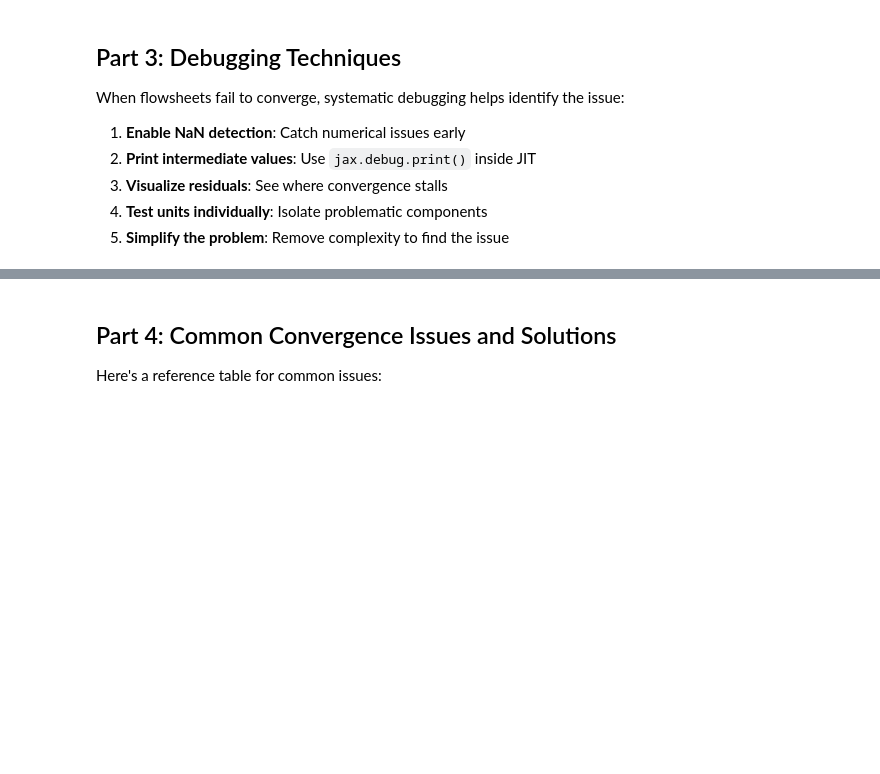
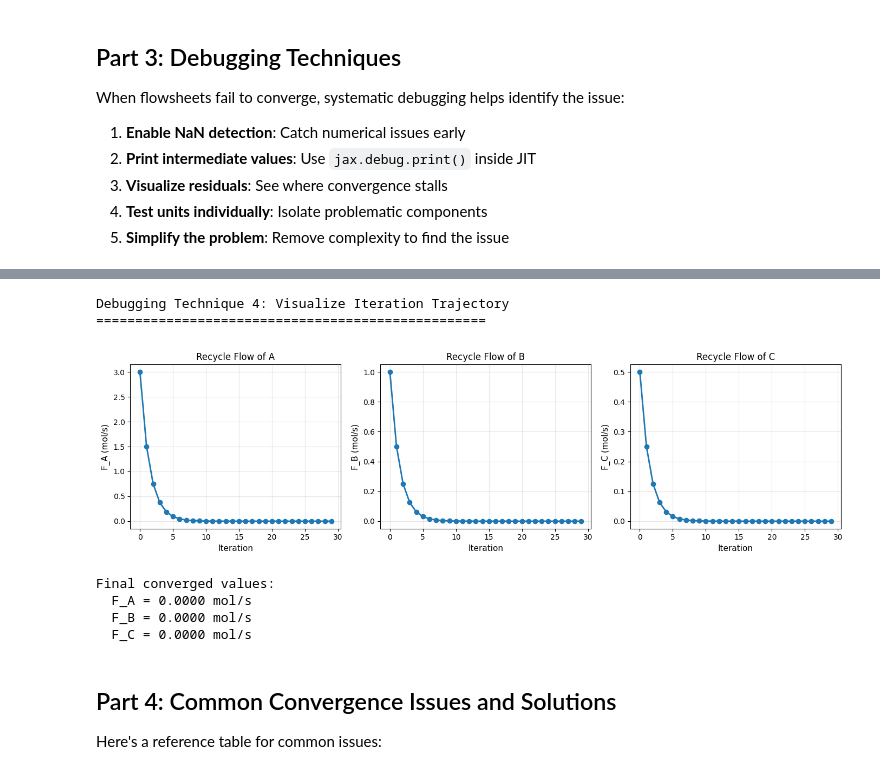
Before and after one commit to jkitchin/differentiable-flowsheets, a Jupyter notebook: examples/16_convergence_strategies.ipynb, the cells around one changed output, grey strips where cells are left out. Saved outputs shown, nothing was run; the diff lists cells and outputs as text; code cells hidden in the pictures; blank space fills up the shorter version.

```diff
--- a/examples/16_convergence_strategies.ipynb
+++ b/examples/16_convergence_strategies.ipynb
@@ -66,14 +77,14 @@ We'll create a flowsheet that can be difficult to converge:
 
 These factors create strong coupling between units and can cause convergence difficulties.
 # %%
-# Define species with similar volatilities (harder separation)
+# Define species with volatilities that enable two-phase separation
 species_data = {
     "A": SpeciesData(
         name="A",
         MW=100.0,
         Cp_coeffs=(80.0, 0.0, 0.0, 0.0),
         Hvap_coeffs=(35000.0, 0.38, 550.0),
-        antoine_coeffs=(10.2, 2100.0, -45.0),  # K_A ~ 0.15 at 360K
+        antoine_coeffs=(10.5, 2100.0, -45.0),  # Higher volatility
         Hf=0.0,
     ),
     "B": SpeciesData(
@@ -81,7 +92,7 @@ species_data = {
         MW=90.0,
         Cp_coeffs=(70.0, 0.0, 0.0, 0.0),
         Hvap_coeffs=(32000.0, 0.38, 520.0),
-        antoine_coeffs=(10.1, 1800.0, -40.0),  # K_B ~ 0.8 at 360K
+        antoine_coeffs=(10.5, 1850.0, -40.0),  # Much higher volatility
         Hf=-40000.0,
     ),
     "C": SpeciesData(
@@ -89,7 +100,7 @@ species_data = {
         MW=80.0,
         Cp_coeffs=(65.0, 0.0, 0.0, 0.0),
         Hvap_coeffs=(28000.0, 0.38, 480.0),
-        antoine_coeffs=(10.0, 1500.0, -35.0),  # K_C ~ 2.5 at 360K
+        antoine_coeffs=(10.3, 1550.0, -35.0),  # Very volatile (product)
         Hf=-80000.0,
     ),
 }
@@ -97,11 +108,11 @@ species_data = {
 thermo = IdealThermo(species_data)
 species_order = ["A", "B", "C"]
 
-# Verify K-values
+# Flash at low pressure to ensure two-phase behavior
 T_flash = 360.0
-P_flash = 101325.0
+P_flash = 20000.0  # 0.2 atm - low pressure for good separation
 
-print("K-values at flash conditions (T=360K, P=1 atm):")
+print("K-values at flash conditions (T=360K, P=0.2 atm):")
 for species in species_order:
     Psat = thermo.Psat(species, T_flash)
     K = float(Psat / P_flash)
@@ -357,7 +411,7 @@ def solve_with_custom_init(fresh_feed, initial_recycle, acceleration="anderson")
     """Solve with a custom initial recycle guess."""
 
     cstr_params = CSTRParams(
-        V=jnp.array(2.0),
+        V=jnp.array(10.0),  # 10 m³ reactor for ~60% conversion
         rate_fn=rate_function,
         stoich=stoichiometry,
         rate_params=rate_params,
@@ -389,7 +443,7 @@ def solve_with_custom_init(fresh_feed, initial_recycle, acceleration="anderson")
             liquid["T"], liquid["P"],
         ])
 
-    args = (fresh_feed, 360.0, 360.0, 101325.0)
+    args = (fresh_feed, 360.0, 360.0, P_flash)  # Use global P_flash
 
     # Solve with Anderson
     accelerator = AndersonAccelerator(m=5)
@@ -413,11 +467,11 @@ print("=" * 60)
 
 # Test different initializations
 initializations = {
-    "Zero flows": jnp.array([0.01, 0.01, 0.01, 360.0, 101325.0]),
-    "Small uniform": jnp.array([1.0, 1.0, 1.0, 360.0, 101325.0]),
-    "Physics-based estimate": jnp.array([5.0, 2.0, 0.5, 360.0, 101325.0]),
-    "From fresh feed": jnp.array([10.0, 0.0, 0.0, 300.0, 101325.0]),
-    "High recycle": jnp.array([20.0, 5.0, 1.0, 360.0, 101325.0]),
+    "Zero flows": jnp.array([0.01, 0.01, 0.01, 360.0, P_flash]),
+    "Small uniform": jnp.array([1.0, 1.0, 1.0, 360.0, P_flash]),
+    "Physics-based estimate": jnp.array([3.0, 1.0, 0.3, 360.0, P_flash]),
+    "From fresh feed": jnp.array([10.0, 0.0, 0.0, 300.0, P_flash]),
+    "High recycle": jnp.array([8.0, 3.0, 0.5, 360.0, P_flash]),
 }
 
 for name, init in initializations.items():
@@ -518,9 +599,9 @@ print("\nNote: jax.debug.print() works inside @jit decorated functions!")
 print("Debugging Technique 3: Unit-by-Unit Testing")
 print("=" * 50)
 
-# Create individual units
+# Create individual units with 10 m³ reactor volume
 cstr_params = CSTRParams(
-    V=jnp.array(2.0),
+    V=jnp.array(10.0),  # 10 m³ reactor for ~60% conversion
     rate_fn=rate_function,
     stoich=stoichiometry,
     rate_params=rate_params,
@@ -534,7 +615,7 @@ flash = Flash(flash_params, thermo=thermo)
 
 # Test CSTR alone
 print("\n1. Testing CSTR:")
-test_inlet = make_stream({"A": 15.0, "B": 3.0, "C": 0.5}, T=350.0, P=101325.0)
+test_inlet = make_stream({"A": 15.0, "B": 3.0, "C": 0.5}, T=350.0, P=P_flash)
 try:
     cstr_out, cstr_info = cstr(test_inlet, T_spec=360.0)
     flows_out = get_flows(cstr_out)
@@ -548,7 +629,7 @@ except Exception as e:
 # Test Flash alone
 print("\n2. Testing Flash:")
 try:
-    liquid, vapor, flash_info = flash(cstr_out, T=360.0, P=101325.0)
+    liquid, vapor, flash_info = flash(cstr_out, T=T_flash, P=P_flash)
     liq_flows = get_flows(liquid)
     vap_flows = get_flows(vapor)
     print(f"   Liquid: A={float(liq_flows['A']):.2f}, B={float(liq_flows['B']):.2f}, C={float(liq_flows['C']):.2f}")
@@ -570,7 +666,7 @@ def solve_with_trajectory(fresh_feed, max_iter=30):
     mixer = Mixer(species_order, thermo=thermo)
 
     trajectory = []
-    x_curr = jnp.array([1.0, 0.5, 0.1, 360.0, 101325.0])
+    x_curr = jnp.array([3.0, 1.0, 0.5, T_flash, P_flash])
 
     for i in range(max_iter):
         trajectory.append(x_curr.copy())
@@ -582,7 +678,7 @@ def solve_with_trajectory(fresh_feed, max_iter=30):
 
         reactor_inlet = mixer(fresh_feed, recycle)
         reactor_outlet, _ = cstr(reactor_inlet, T_spec=360.0)
-        liquid, vapor, _ = flash(reactor_outlet, T=360.0, P=101325.0)
+        liquid, vapor, _ = flash(reactor_outlet, T=T_flash, P=P_flash)
 
         g_curr = jnp.array([
             liquid["F_A"], liquid["F_B"], liquid["F_C"],
@@ -591,33 +687,41 @@ def solve_with_trajectory(fresh_feed, max_iter=30):
 
         residual = float(jnp.max(jnp.abs(g_curr - x_curr)))
         if residual < 1e-8:
             break
 
         # Simple damped update for visualization
         x_curr = 0.5 * x_curr + 0.5 * g_curr
 
     return jnp.stack(trajectory)
 
 trajectory = solve_with_trajectory(fresh_feed)
 
 # Plot the trajectory
 fig, axes = plt.subplots(1, 3, figsize=(14, 4))
 
 species_names = ["A", "B", "C"]
 for i, (ax, name) in enumerate(zip(axes, species_names)):
     ax.plot(trajectory[:, i], 'o-', linewidth=2, markersize=6)
     ax.set_xlabel('Iteration', fontsize=11)
     ax.set_ylabel(f'F_{name} (mol/s)', fontsize=11)
     ax.set_title(f'Recycle Flow of {name}', fontsize=12)
     ax.grid(True, alpha=0.3)
 
 plt.tight_layout()
 plt.show()
 
 print(f"\nFinal converged values:")
 print(f"  F_A = {float(trajectory[-1, 0]):.4f} mol/s")
 print(f"  F_B = {float(trajectory[-1, 1]):.4f} mol/s")
 print(f"  F_C = {float(trajectory[-1, 2]):.4f} mol/s")
+# %% [output]
+Debugging Technique 4: Visualize Iteration Trajectory
+==================================================
+[figure, added]
+Final converged values:
+  F_A = 0.0000 mol/s
+  F_B = 0.0000 mol/s
+  F_C = 0.0000 mol/s
 # %% [markdown]
 ## Part 4: Common Convergence Issues and Solutions
 
```
Also changed, not shown: parts of 17 cells of this notebook.
